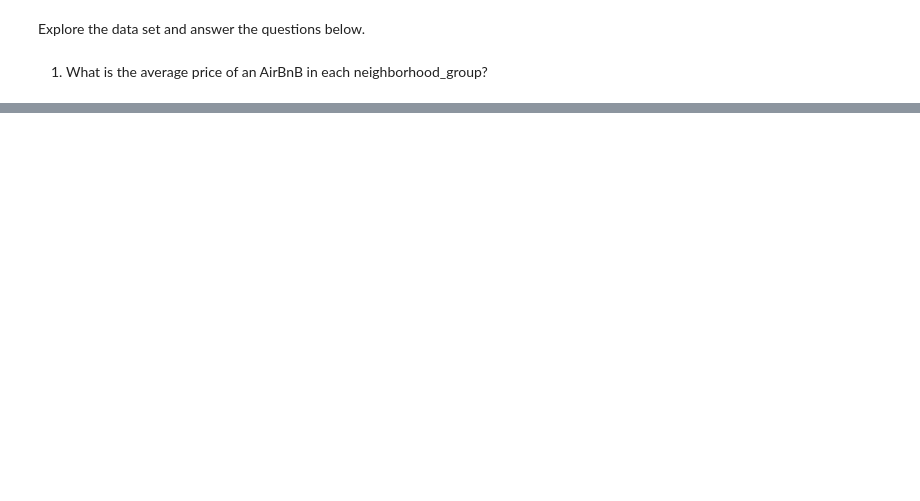
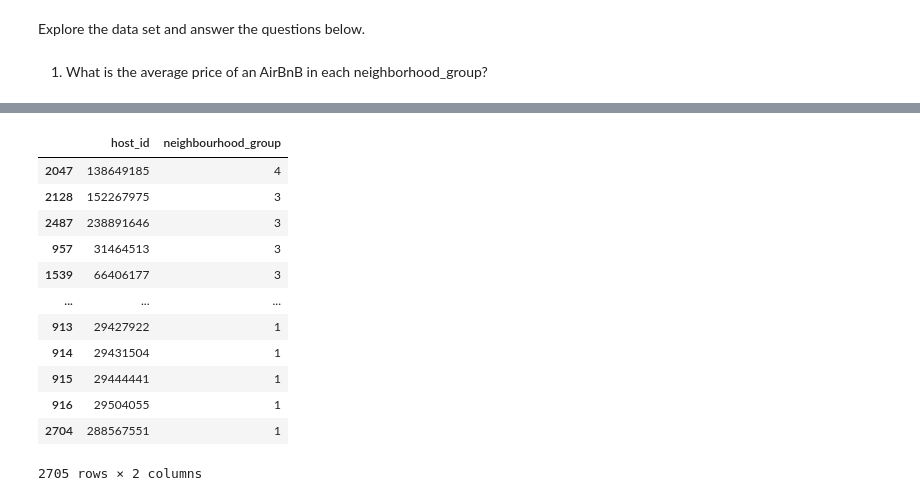
Before and after one commit to tharina11/Machine-Learning-Projects, a Jupyter notebook: 3. Singapore Airbnb data Exploratory Data Analysis/AirBnB_EDA.ipynb, the cells around one changed output, grey strips where cells are left out. Drawn from its saved outputs; the diff is of its cells as text; code cells hidden in the pictures; blank space fills up the shorter version.

```diff
--- a/3. Singapore Airbnb data Exploratory Data Analysis/AirBnB_EDA.ipynb
+++ b/3. Singapore Airbnb data Exploratory Data Analysis/AirBnB_EDA.ipynb
@@ -253,0 +288,18 @@ Explore the data set and answer the questions below.
+# %%
+# Sort the grouped dataframe according to the descending neighborhood group count
+grouped_sorted = grouped.sort_values('neighbourhood_group', ascending=False)
+grouped_sorted
+# %% [output]
+|  | host_id | neighbourhood_group |
+| 2047 | 138649185 | 4 |
+| 2128 | 152267975 | 3 |
+| 2487 | 238891646 | 3 |
+| 957 | 31464513 | 3 |
+| 1539 | 66406177 | 3 |
+| ... | ... | ... |
+| 913 | 29427922 | 1 |
+| 914 | 29431504 | 1 |
+| 915 | 29444441 | 1 |
+| 916 | 29504055 | 1 |
+| 2704 | 288567551 | 1 |
+2705 rows × 2 columns
```
Also changed, not shown: parts of 13 cells of this notebook.
